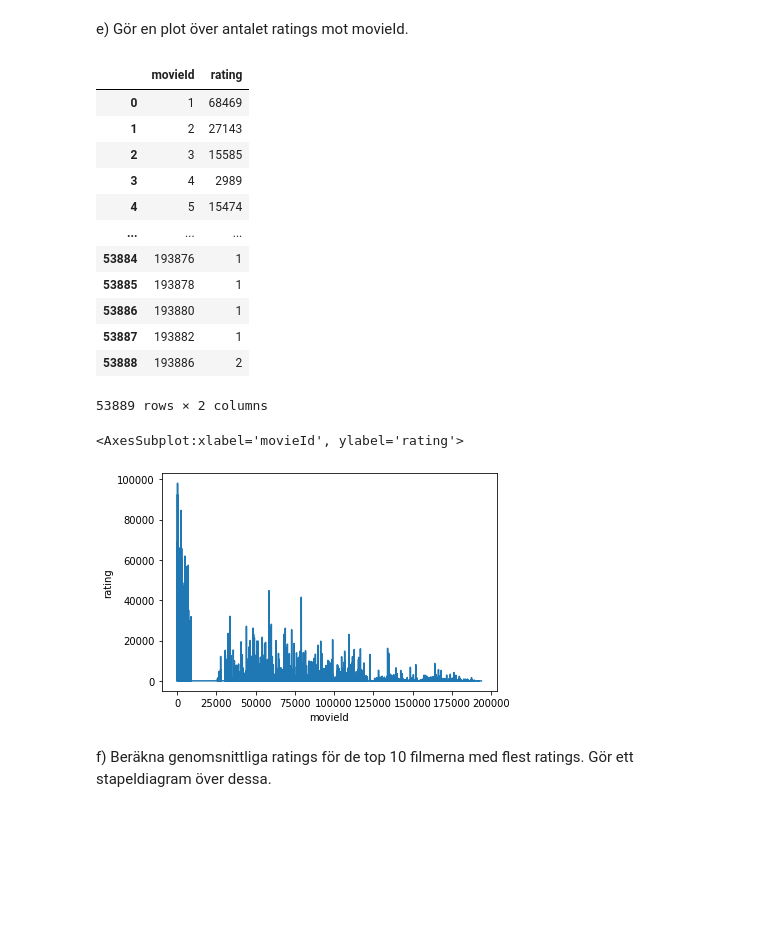
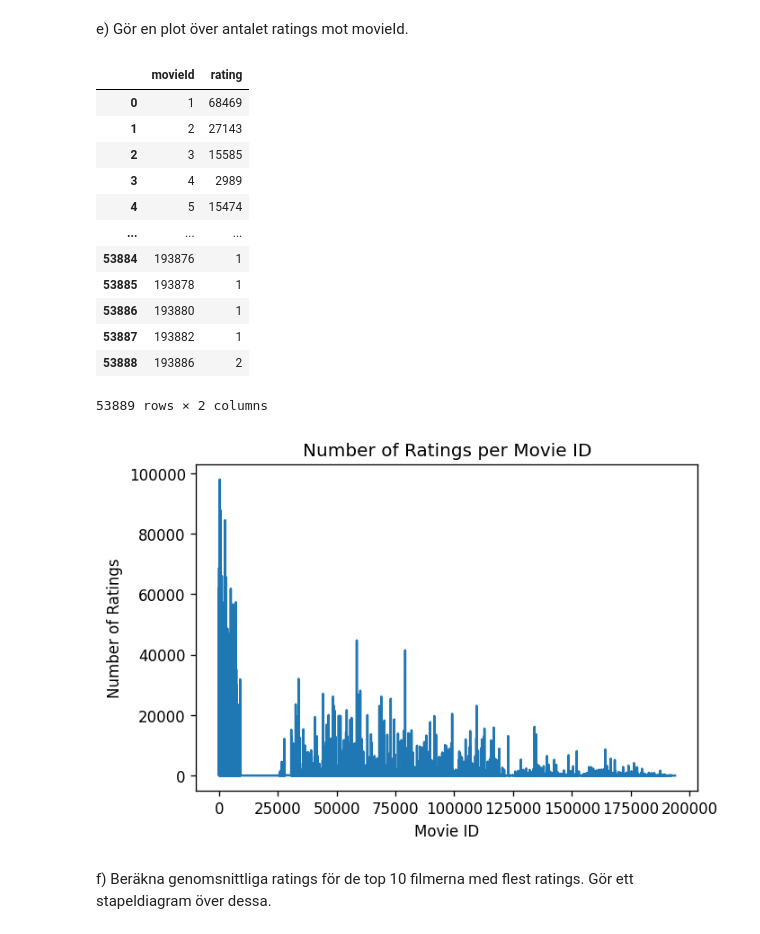
Before and after one commit to Anna-MariaSjolund/Machine-learning, a Jupyter notebook: labs/lab_movie_recommendations.ipynb, the cells around one changed output. Drawn from its saved outputs; the diff is of its cells as text; code cells hidden in the pictures; blank space fills up the shorter version.

```diff
--- a/labs/lab_movie_recommendations.ipynb
+++ b/labs/lab_movie_recommendations.ipynb
@@ -268,29 +271,28 @@ movies.loc[movies["title"].str.contains("1874", case=False)]
 # %% [markdown]
 e) Gör en plot över antalet ratings mot movieId.
 # %%
-most_ratings2 = ratings["rating"].groupby(ratings["movieId"]).count()
-most_ratings2 = pd.DataFrame(most_ratings2).reset_index()
+ratings_per_movieId = pd.DataFrame(ratings["rating"].groupby(ratings["movieId"]).count()).reset_index()
+ratings_per_movieId
+# %% [output]
+|  | movieId | rating |
+| 0 | 1 | 68469 |
+| 1 | 2 | 27143 |
+| 2 | 3 | 15585 |
+| 3 | 4 | 2989 |
+| 4 | 5 | 15474 |
+| ... | ... | ... |
+| 53884 | 193876 | 1 |
+| 53885 | 193878 | 1 |
+| 53886 | 193880 | 1 |
+| 53887 | 193882 | 1 |
+| 53888 | 193886 | 2 |
+53889 rows × 2 columns
-# %%
-most_ratings2
-# %% [output]
-|  | movieId | rating |
-| 0 | 1 | 68469 |
-| 1 | 2 | 27143 |
-| 2 | 3 | 15585 |
-| 3 | 4 | 2989 |
-| 4 | 5 | 15474 |
-| ... | ... | ... |
-| 53884 | 193876 | 1 |
-| 53885 | 193878 | 1 |
-| 53886 | 193880 | 1 |
-| 53887 | 193882 | 1 |
-| 53888 | 193886 | 2 |
-53889 rows × 2 columns
-# %%
-sns.lineplot(x=most_ratings2["movieId"], y=most_ratings2["rating"]) #????
-# %% [output]
-<AxesSubplot:xlabel='movieId', ylabel='rating'>
-[figure, removed]
+# %%
+fig = plt.figure(dpi=120)
+ax = sns.lineplot(x=ratings_per_movieId["movieId"], y=ratings_per_movieId["rating"])
+_ = ax.set(title="Number of Ratings per Movie ID", xlabel="Movie ID", ylabel="Number of Ratings")
+# %% [output]
+[figure, added]
 # %% [markdown]
 f) Beräkna genomsnittliga ratings för de top 10 filmerna med flest ratings. Gör ett stapeldiagram över
 dessa.
```
Also changed, not shown: parts of 60 cells of this notebook, 1 other file.
